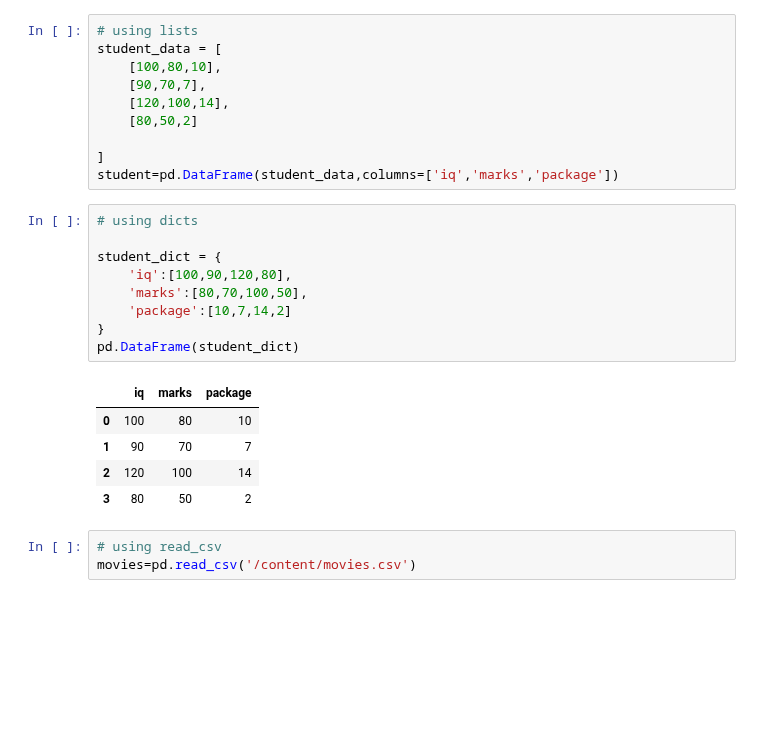
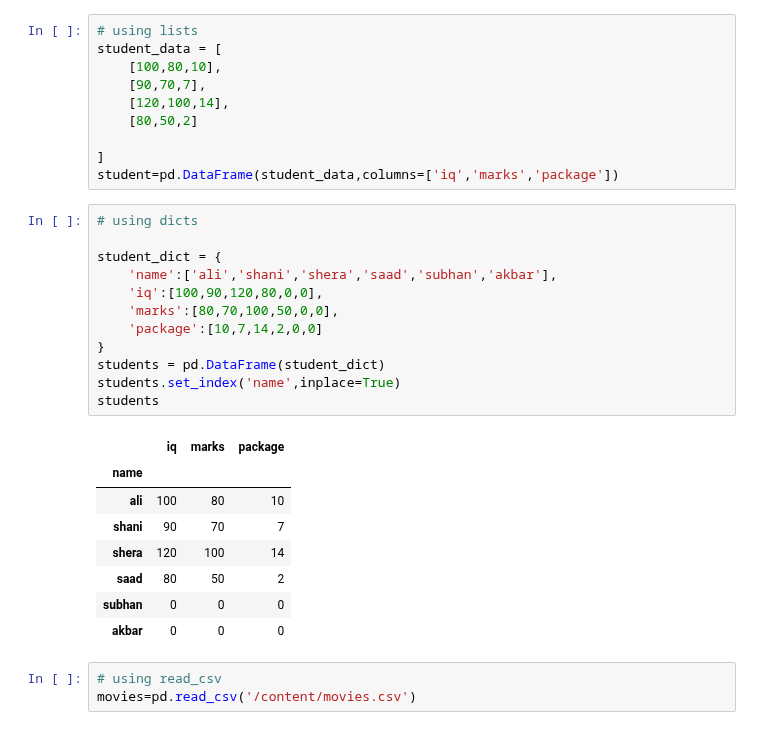
Before and after one commit to Saifullah785/Python_for_Data_Science, a Jupyter notebook: Pandas_For_Data_Science/Class_02_Panda_DataFrame.ipynb, the cells around one changed output. Cells and saved outputs as stored; diff of their text form; blank space fills up the shorter version.

```diff
--- a/Pandas_For_Data_Science/Class_02_Panda_DataFrame.ipynb
+++ b/Pandas_For_Data_Science/Class_02_Panda_DataFrame.ipynb
@@ -18,18 +18,24 @@ student=pd.DataFrame(student_data,columns=['iq','marks','package'])
 # %%
 # using dicts
 
 student_dict = {
-    'iq':[100,90,120,80],
-    'marks':[80,70,100,50],
-    'package':[10,7,14,2]
+    'name':['ali','shani','shera','saad','subhan','akbar'],
+    'iq':[100,90,120,80,0,0],
+    'marks':[80,70,100,50,0,0],
+    'package':[10,7,14,2,0,0]
 }
-pd.DataFrame(student_dict)
+students = pd.DataFrame(student_dict)
+students.set_index('name',inplace=True)
+students
 # %% [output]
 |  | iq | marks | package |
-| 0 | 100 | 80 | 10 |
-| 1 | 90 | 70 | 7 |
-| 2 | 120 | 100 | 14 |
-| 3 | 80 | 50 | 2 |
+| name |  |  |  |
+| ali | 100 | 80 | 10 |
+| shani | 90 | 70 | 7 |
+| shera | 120 | 100 | 14 |
+| saad | 80 | 50 | 2 |
+| subhan | 0 | 0 | 0 |
+| akbar | 0 | 0 | 0 |
 # %%
 # using read_csv
 movies=pd.read_csv('/content/movies.csv')
```
Also changed, not shown: parts of 21 cells of this notebook.
